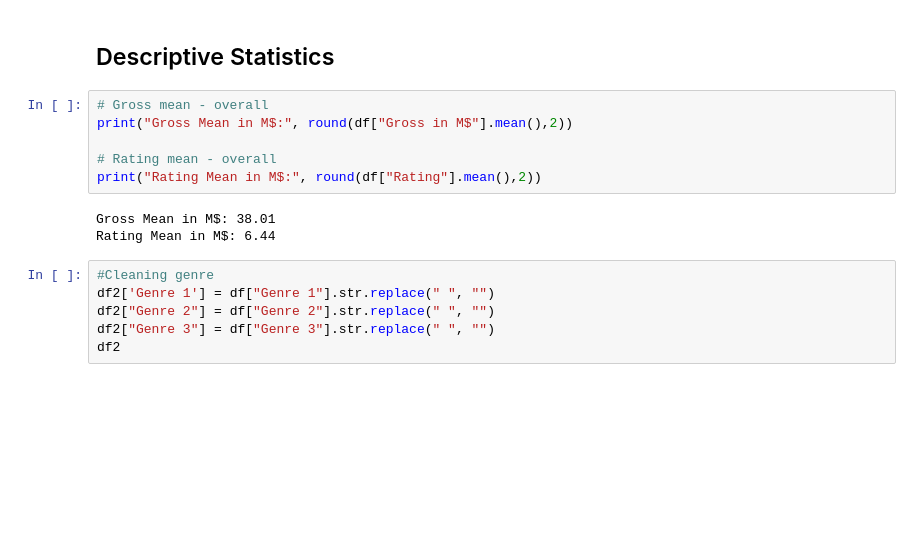
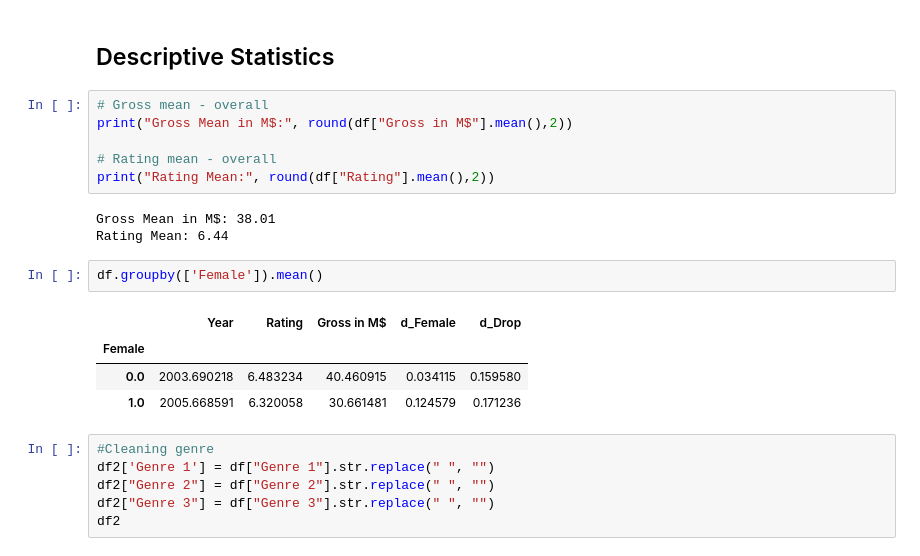
Before and after one commit to jbjornholm/Group-31-SoDa, a Jupyter notebook: Moritz/Exam/Exam Cici.ipynb, the cells around one changed output. Drawn from its saved outputs; the diff is of its cells as text; blank space fills up the shorter version.

```diff
--- a/Moritz/Exam/Exam Cici.ipynb
+++ b/Moritz/Exam/Exam Cici.ipynb
@@ -21,10 +21,17 @@ df2.head()
 print("Gross Mean in M$:", round(df["Gross in M$"].mean(),2))
 
 # Rating mean - overall
-print("Rating Mean in M$:", round(df["Rating"].mean(),2))
+print("Rating Mean:", round(df["Rating"].mean(),2))
 # %% [output]
 Gross Mean in M$: 38.01
-Rating Mean in M$: 6.44
+Rating Mean: 6.44
+# %%
+df.groupby(['Female']).mean()
+# %% [output]
+|  | Year | Rating | Gross in M$ | d_Female | d_Drop |
+| Female |  |  |  |  |  |
+| 0.0 | 2003.690218 | 6.483234 | 40.460915 | 0.034115 | 0.159580 |
+| 1.0 | 2005.668591 | 6.320058 | 30.661481 | 0.124579 | 0.171236 |
 # %%
 #Cleaning genre
 df2['Genre 1'] = df["Genre 1"].str.replace(" ", "")
```
Also changed, not shown: parts of 1 cell of this notebook, 5 other files.
